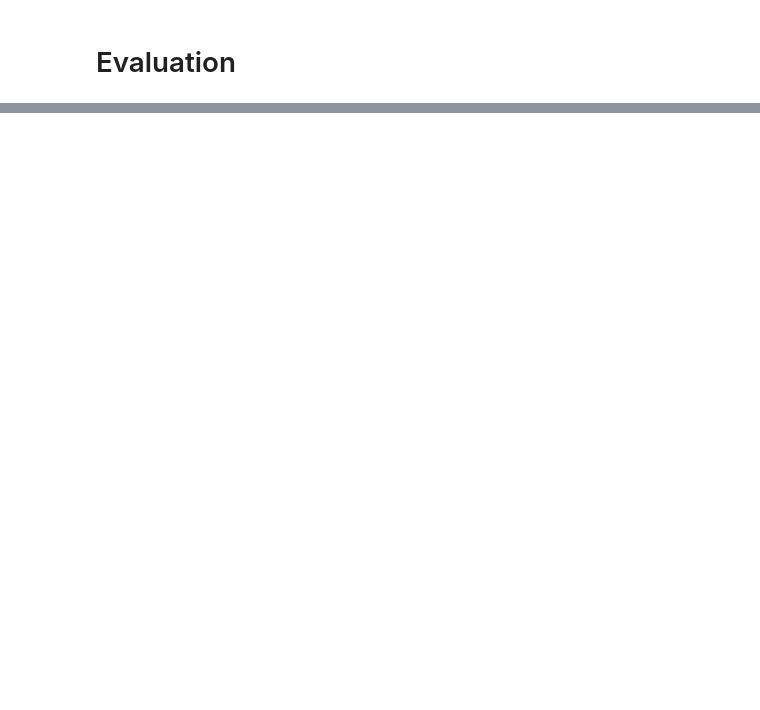
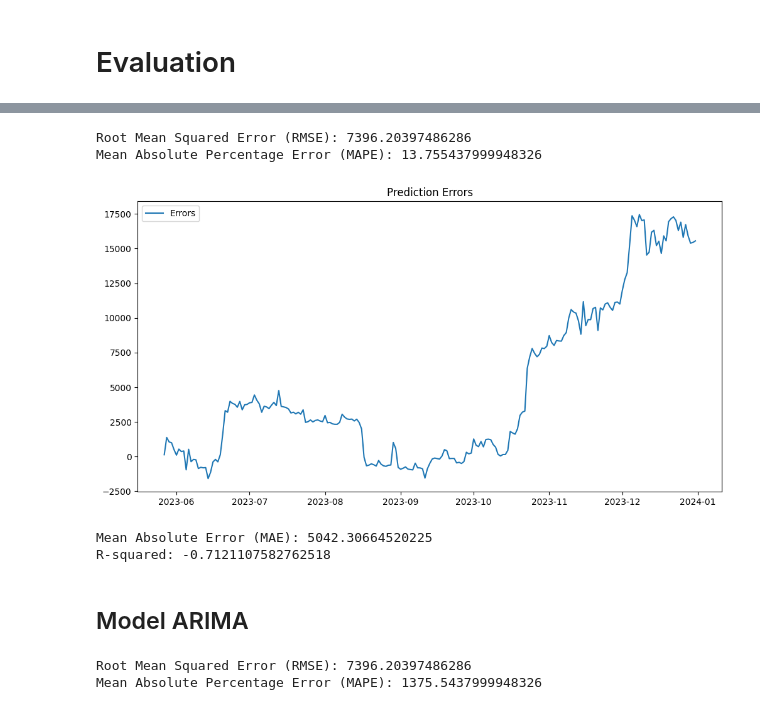
Before and after one commit to adiprrassetyo/forecast-tse-arima, a Jupyter notebook: main.ipynb, the cells around one changed output, grey strips where cells are left out. Drawn from its saved outputs; the diff is of its cells as text; code cells hidden in the pictures; blank space fills up the shorter version.

```diff
--- a/main.ipynb
+++ b/main.ipynb
@@ -286,0 +437,49 @@ NaN in Residual component:  364
+# %%
+def mean_absolute_percentage_error(y_true, y_pred):
+    y_true, y_pred = np.array(y_true), np.array(y_pred)
+    return np.mean(np.abs((y_true - y_pred) / y_true)) * 100
+
+# Calculate RMSE
+rmse = np.sqrt(mean_squared_error(test_btc['Close'], forecast))
+# Calculate MAPE
+mape = mean_absolute_percentage_error(test_btc['Close'], forecast)
+
+print(f'Root Mean Squared Error (RMSE): {rmse}')
+print(f'Mean Absolute Percentage Error (MAPE): {mape}')
+# %% [output]
+Root Mean Squared Error (RMSE): 7396.20397486286
+Mean Absolute Percentage Error (MAPE): 13.755437999948326
+# %%
+# Plot errors
+errors = test_btc['Close'] - forecast
+plt.figure(figsize=(12, 6))
+plt.plot(errors, label='Errors')
+plt.title('Prediction Errors')
+plt.legend()
+plt.show()
+# %% [output]
+[figure, added]
+# %%
+# Mean Absolute Error
+mae = mean_absolute_error(test_btc['Close'], forecast)
+print(f'Mean Absolute Error (MAE): {mae}')
+
+# R-squared
+r2 = r2_score(test_btc['Close'], forecast)
+print(f'R-squared: {r2}')
+# %% [output]
+Mean Absolute Error (MAE): 5042.30664520225
+R-squared: -0.7121107582762518
+# %% [markdown]
+## Model ARIMA
+# %%
+# Calculate RMSE
+rmse = np.sqrt(mean_squared_error(test_btc['Close'], forecast))
+print(f'Root Mean Squared Error (RMSE): {rmse}')
+
+# Calculate MAPE
+mape = mean_absolute_percentage_error(test_btc['Close'], forecast) * 100
+print(f'Mean Absolute Percentage Error (MAPE): {mape}')
+# %% [output]
+Root Mean Squared Error (RMSE): 7396.20397486286
+Mean Absolute Percentage Error (MAPE): 1375.5437999948326
```
Also changed, not shown: parts of 20 cells of this notebook, 3 other files.
